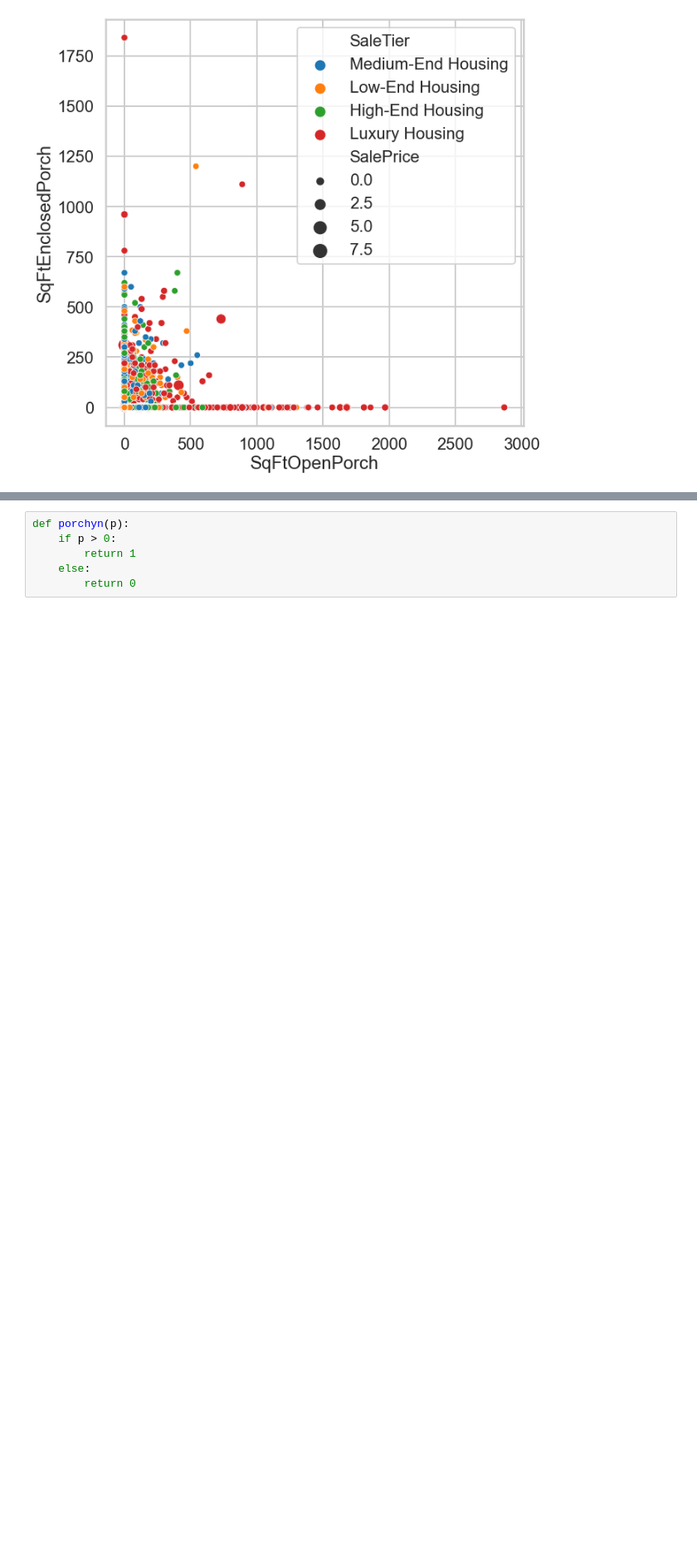
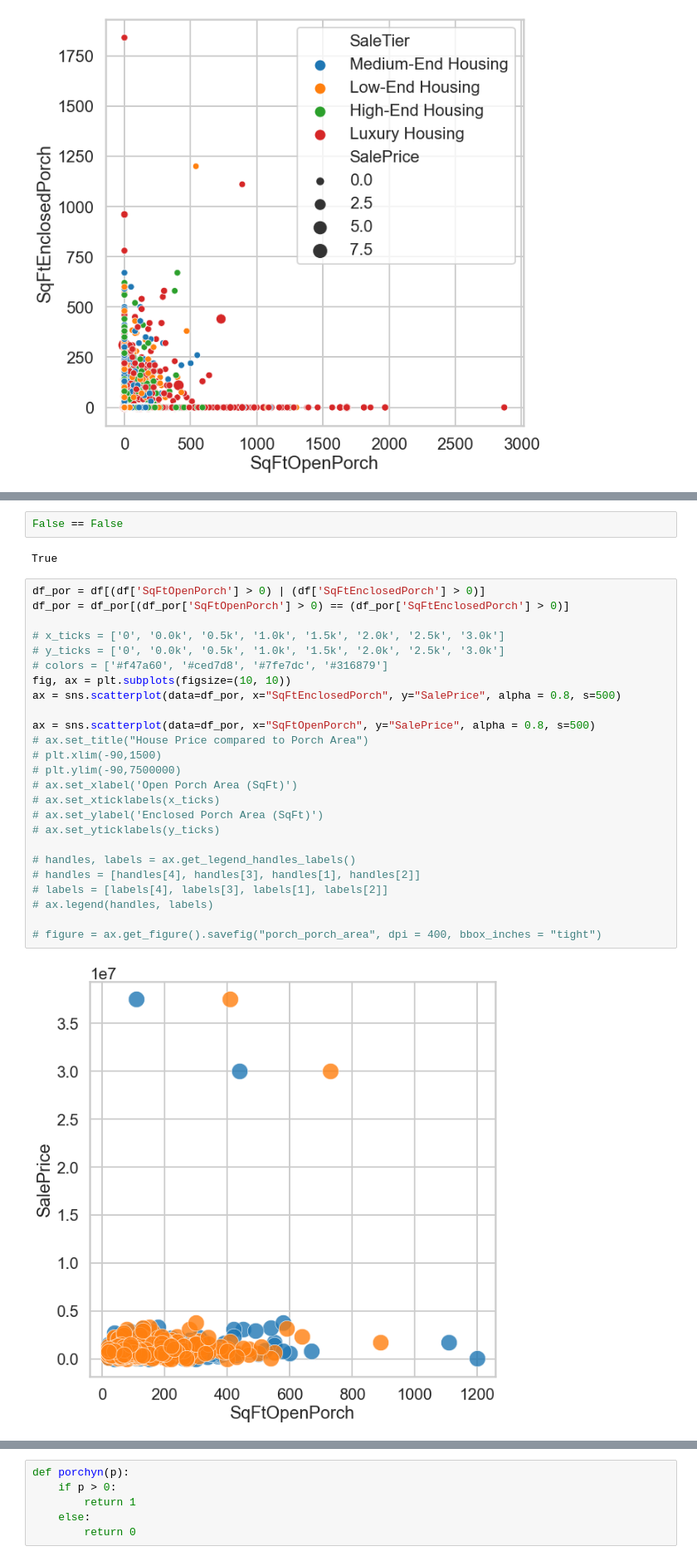
Before and after one commit to ghPRao/phase_2_project_chicago-sf-seattle-ds-082420, a Jupyter notebook: andrew_PR_EDA.ipynb, the cells around one changed output, grey strips where cells are left out. Shown at 83% size. Drawn from its saved outputs; the diff is of its cells as text; blank space fills up the shorter version.

```diff
--- a/andrew_PR_EDA.ipynb
+++ b/andrew_PR_EDA.ipynb
@@ -648 +649,32 @@ figure = ax.get_figure().savefig("porch_porch_area", dpi = 400, bbox_inches = "t
 [figure]
+# %%
+False == False
+# %% [output]
+True
+# %%
+df_por = df[(df['SqFtOpenPorch'] > 0) | (df['SqFtEnclosedPorch'] > 0)]
+df_por = df_por[(df_por['SqFtOpenPorch'] > 0) == (df_por['SqFtEnclosedPorch'] > 0)]
+
+# x_ticks = ['0', '0.0k', '0.5k', '1.0k', '1.5k', '2.0k', '2.5k', '3.0k']
+# y_ticks = ['0', '0.0k', '0.5k', '1.0k', '1.5k', '2.0k', '2.5k', '3.0k']
+# colors = ['#f47a60', '#ced7d8', '#7fe7dc', '#316879']
+fig, ax = plt.subplots(figsize=(10, 10))
+ax = sns.scatterplot(data=df_por, x="SqFtEnclosedPorch", y="SalePrice", alpha = 0.8, s=500)
+
+ax = sns.scatterplot(data=df_por, x="SqFtOpenPorch", y="SalePrice", alpha = 0.8, s=500)
+# ax.set_title("House Price compared to Porch Area")
+# plt.xlim(-90,1500)
+# plt.ylim(-90,7500000)
+# ax.set_xlabel('Open Porch Area (SqFt)')
+# ax.set_xticklabels(x_ticks)
+# ax.set_ylabel('Enclosed Porch Area (SqFt)')
+# ax.set_yticklabels(y_ticks)
+
+# handles, labels = ax.get_legend_handles_labels()
+# handles = [handles[4], handles[3], handles[1], handles[2]]
+# labels = [labels[4], labels[3], labels[1], labels[2]]
+# ax.legend(handles, labels)
+
+# figure = ax.get_figure().savefig("porch_porch_area", dpi = 400, bbox_inches = "tight")
+# %% [output]
+[figure, added]
```
Also changed, not shown: parts of 21 cells of this notebook, 10 other files.
